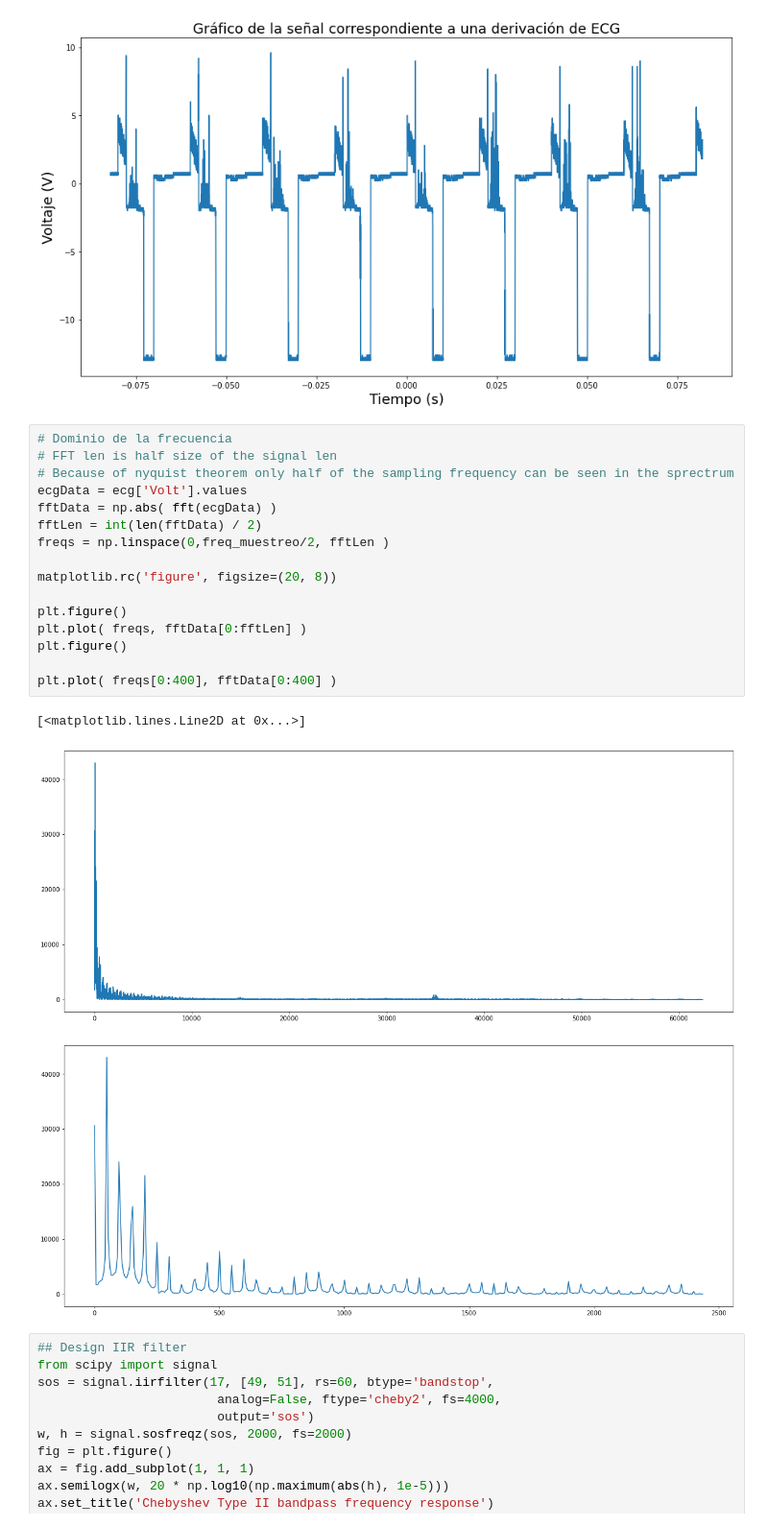
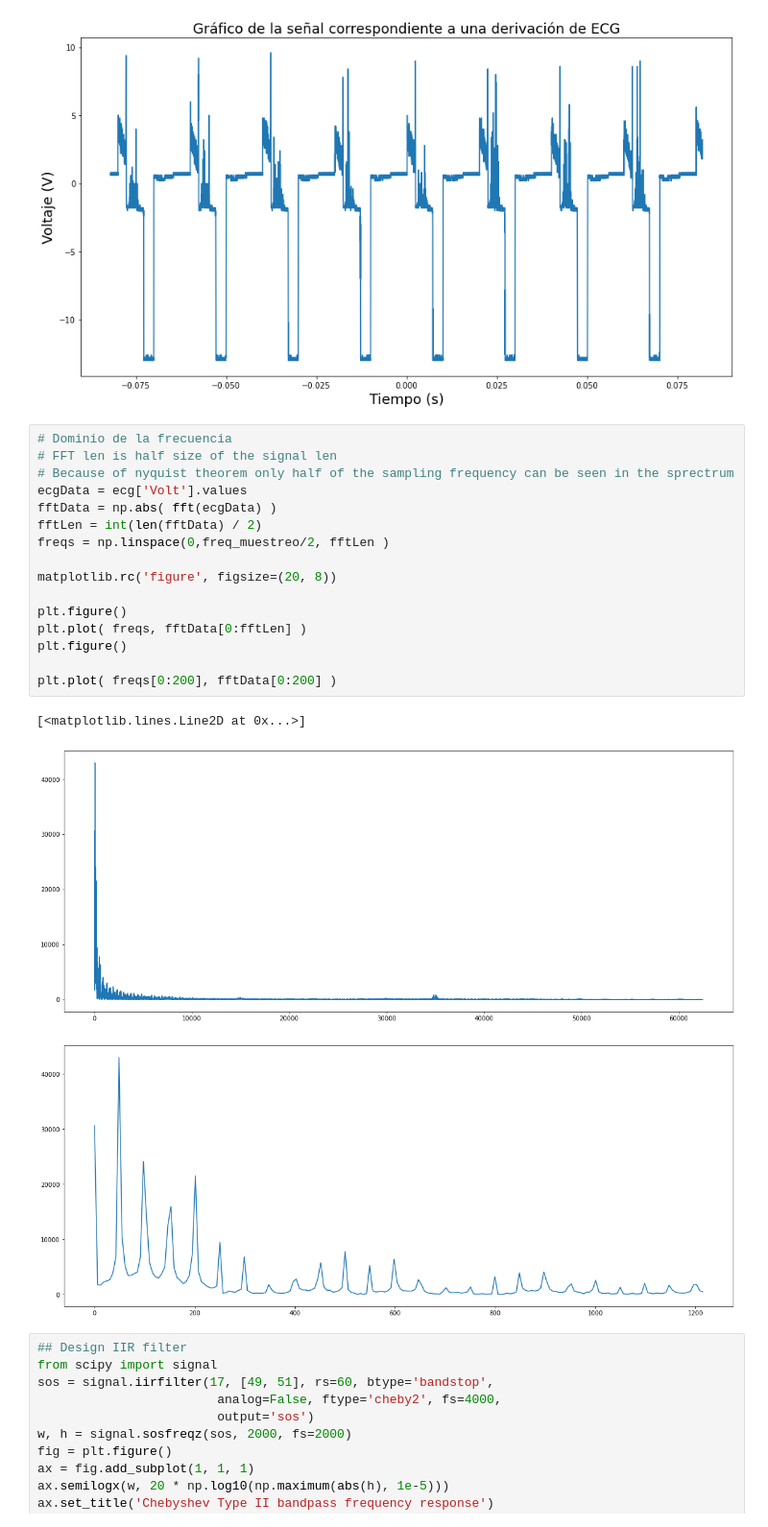
Before and after one commit to suflorcita/medidas-ecg, a Jupyter notebook: filtrado_ecg.ipynb, the cells around one changed output. Shown at 96% size. Drawn from its saved outputs; the diff is of its cells as text.

```diff
--- a/filtrado_ecg.ipynb
+++ b/filtrado_ecg.ipynb
@@ -42,23 +42,23 @@ Text(0.5, 0, 'Tiempo (s)')
 # %%
 # Dominio de la frecuencia
 # FFT len is half size of the signal len
 # Because of nyquist theorem only half of the sampling frequency can be seen in the sprectrum
 ecgData = ecg['Volt'].values
 fftData = np.abs( fft(ecgData) )
 fftLen = int(len(fftData) / 2)
 freqs = np.linspace(0,freq_muestreo/2, fftLen )
 
 matplotlib.rc('figure', figsize=(20, 8))
 
 plt.figure()
 plt.plot( freqs, fftData[0:fftLen] )
 plt.figure()
 
-plt.plot( freqs[0:400], fftData[0:400] )
+plt.plot( freqs[0:200], fftData[0:200] )
 # %% [output]
 [<matplotlib.lines.Line2D at 0x...>]
 [figure]
-[figure, old version]
+[figure, new version]
 # %%
 ## Design IIR filter
 from scipy import signal
```
Also changed, not shown: parts of 1 cell of this notebook.
